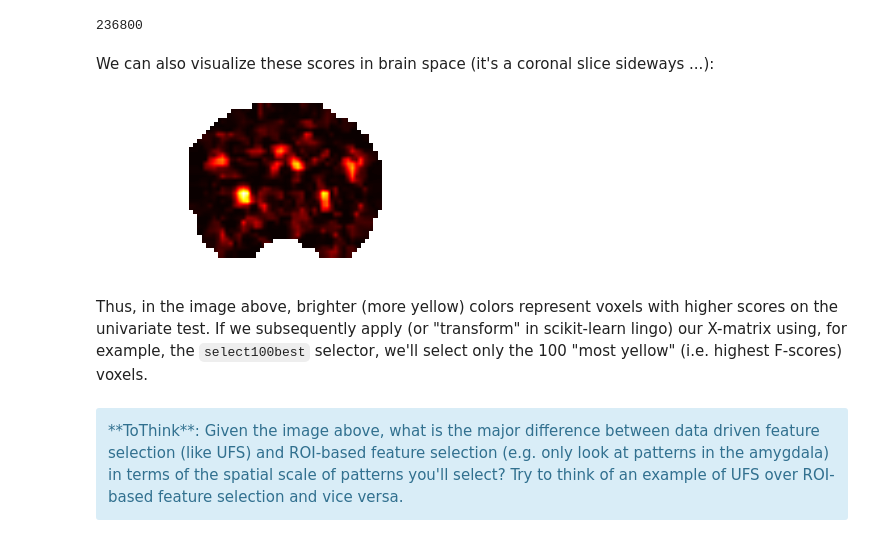
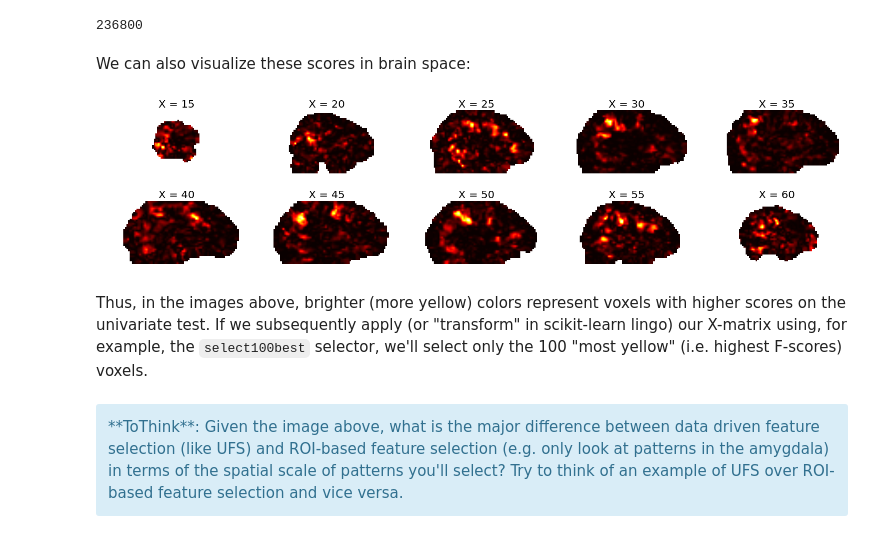
Before and after one commit to lukassnoek/ICON2017, a Jupyter notebook: tutorial/ICON2017_tutorial.ipynb, the cells around one changed output. Cells and saved outputs as stored; diff of their text form; code cells hidden in the pictures.

```diff
--- a/tutorial/ICON2017_tutorial.ipynb
+++ b/tutorial/ICON2017_tutorial.ipynb
@@ -421,0 +432,5 @@ In the rest of the tutorial, we'll discuss these topics in a slightly different
+# %%
+from sklearn.preprocessing import StandardScaler
+scaler = StandardScaler()
+scaler.fit(X)
+X = scaler.transform(X)
@@ -755,26 +844,33 @@ select100best.fit(X, y)
 
 # ... which calculates the following attributes (.scores_ and .pvalues_)
 # Let's check them out
-scores, pvalues = select100best.scores_, select100best.pvalues_
+scores = select100best.scores_
+pvalues =  select100best.pvalues_
 
 # As you can see, each voxel gets its own score (in this case: an F-score)
 print(scores.size)
 # %% [output]
 236800
 # %% [markdown]
-We can also visualize these scores in brain space (it's a coronal slice sideways ...):
+We can also visualize these scores in brain space:
 # %%
 import matplotlib.pyplot as plt
 %matplotlib inline
 
 scores_3d = scores.reshape((80, 80, 37))
-plt.imshow(scores_3d[:, 55, :].T, origin='lower', cmap='hot')
-plt.axis('off')
+plt.figure(figsize=(20, 5))
+
+for i, slce in enumerate(np.arange(15, 65, 5)):
+    plt.subplot(2, 5, (i+1))
+    plt.title('X = %i' % slce, fontsize=20)
+    plt.imshow(scores_3d[slce, :, :].T, origin='lower', cmap='hot')
+    plt.axis('off')
+plt.tight_layout()
 plt.show()
 # %% [output]
-[figure, old version]
+[figure, new version]
 # %% [markdown]
-Thus, in the image above, brighter (more yellow) colors represent voxels with higher scores on the univariate test. If we subsequently apply (or "transform" in scikit-learn lingo) our X-matrix using, for example, the `select100best` selector, we'll select only the 100 "most yellow" (i.e. highest F-scores) voxels.
+Thus, in the images above, brighter (more yellow) colors represent voxels with higher scores on the univariate test. If we subsequently apply (or "transform" in scikit-learn lingo) our X-matrix using, for example, the `select100best` selector, we'll select only the 100 "most yellow" (i.e. highest F-scores) voxels.
 # %% [markdown]
 <div class='alert alert-info'>
 **ToThink**: Given the image above, what is the major difference between data driven feature selection (like UFS) and ROI-based feature selection (e.g. only look at patterns in the amygdala) in terms of the spatial scale of patterns you'll select? Try to think of an example of UFS over ROI-based feature selection and vice versa.
```
Also changed, not shown: parts of 36 cells of this notebook.
